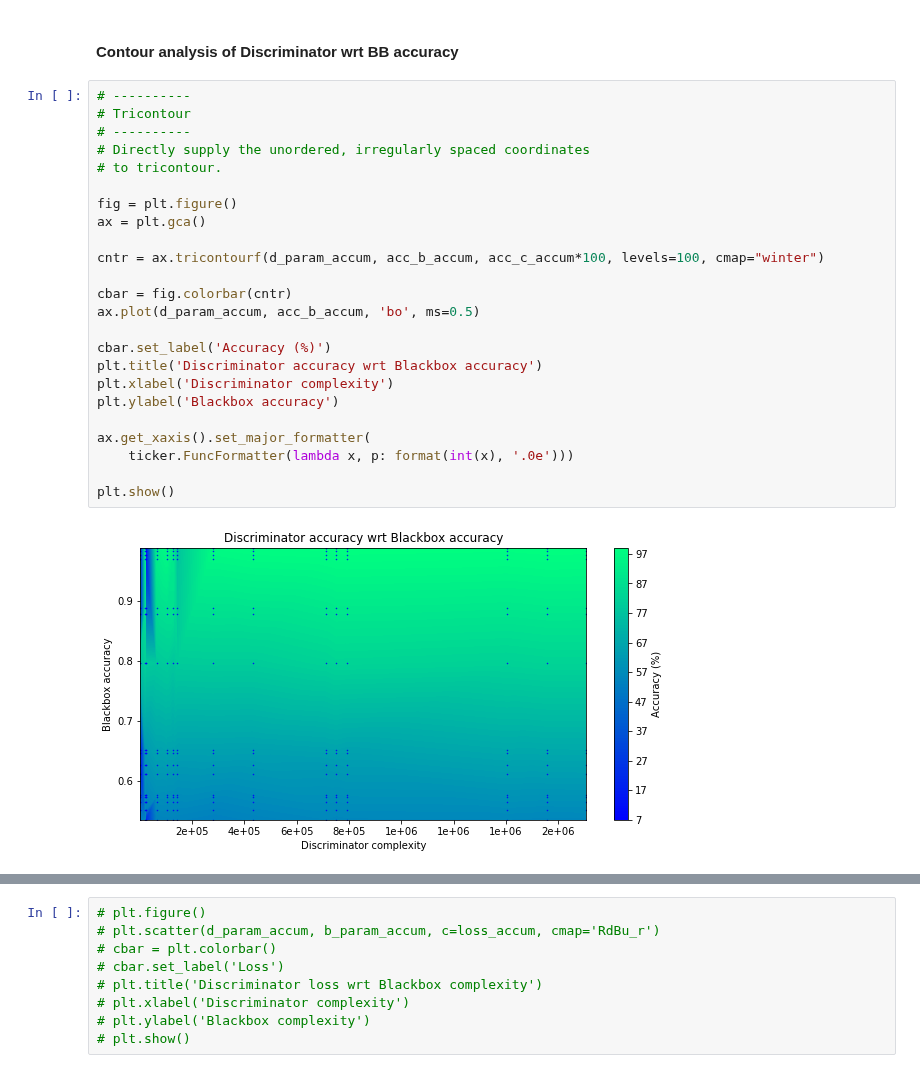
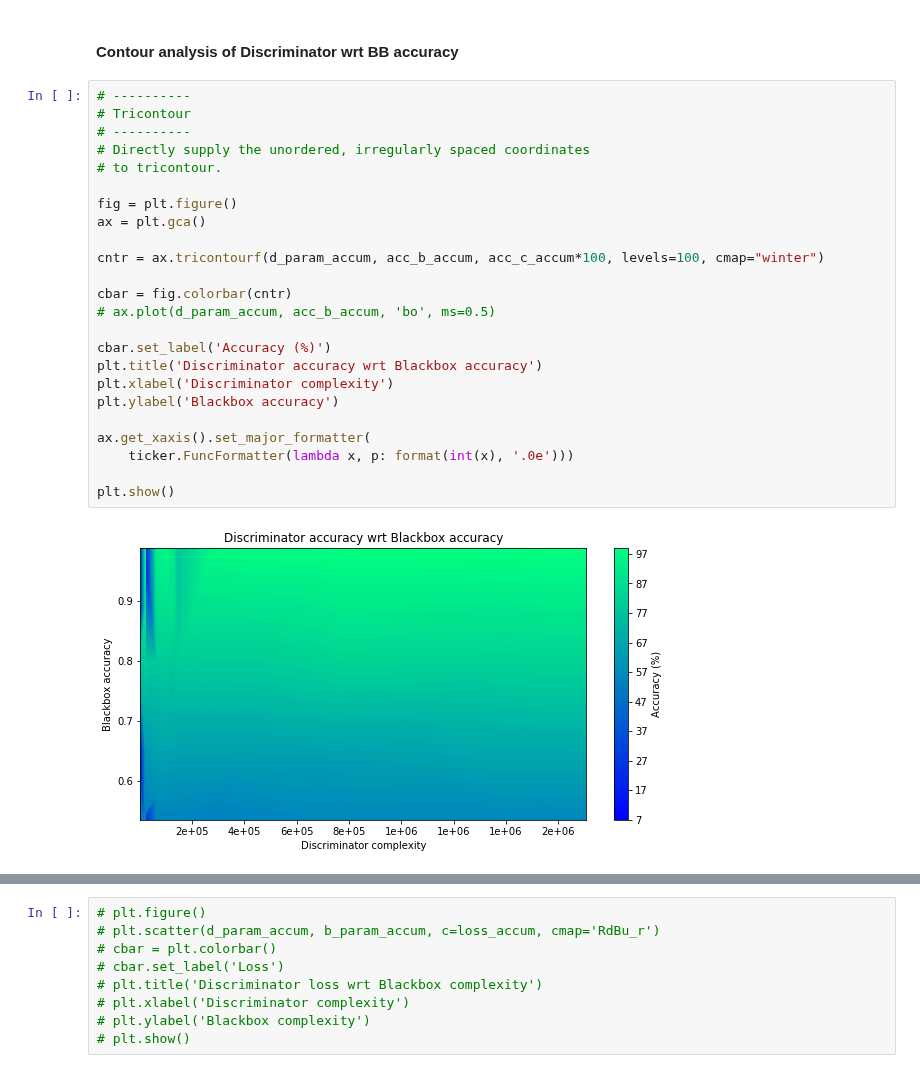
Before and after one commit to jzharris/209AS-Embedded-Security, a Jupyter notebook: main/complexity_analysis/complexity_correlation/Complexity Correlation 4 - Correlation Analysis.ipynb, the cells around one changed output, grey strips where cells are left out. Cells and saved outputs as stored; diff of their text form.

```diff
--- a/main/complexity_analysis/complexity_correlation/Complexity Correlation 4 - Correlation Analysis.ipynb
+++ b/main/complexity_analysis/complexity_correlation/Complexity Correlation 4 - Correlation Analysis.ipynb
@@ -602,29 +602,29 @@ for depth_b in configs_depth:
 # %%
 # ----------
 # Tricontour
 # ----------
 # Directly supply the unordered, irregularly spaced coordinates
 # to tricontour.
 
 fig = plt.figure()
 ax = plt.gca()
 
 cntr = ax.tricontourf(d_param_accum, acc_b_accum, acc_c_accum*100, levels=100, cmap="winter")
 
 cbar = fig.colorbar(cntr)
-ax.plot(d_param_accum, acc_b_accum, 'bo', ms=0.5)
+# ax.plot(d_param_accum, acc_b_accum, 'bo', ms=0.5)
 
 cbar.set_label('Accuracy (%)')
 plt.title('Discriminator accuracy wrt Blackbox accuracy')
 plt.xlabel('Discriminator complexity')
 plt.ylabel('Blackbox accuracy')
 
 ax.get_xaxis().set_major_formatter(
     ticker.FuncFormatter(lambda x, p: format(int(x), '.0e')))
 
 plt.show()
 # %% [output]
-[figure, old version]
+[figure, new version]
 # %%
 # ----------
 # Tricontour
```
Also changed, not shown: parts of 3 cells of this notebook, 1 other file.
